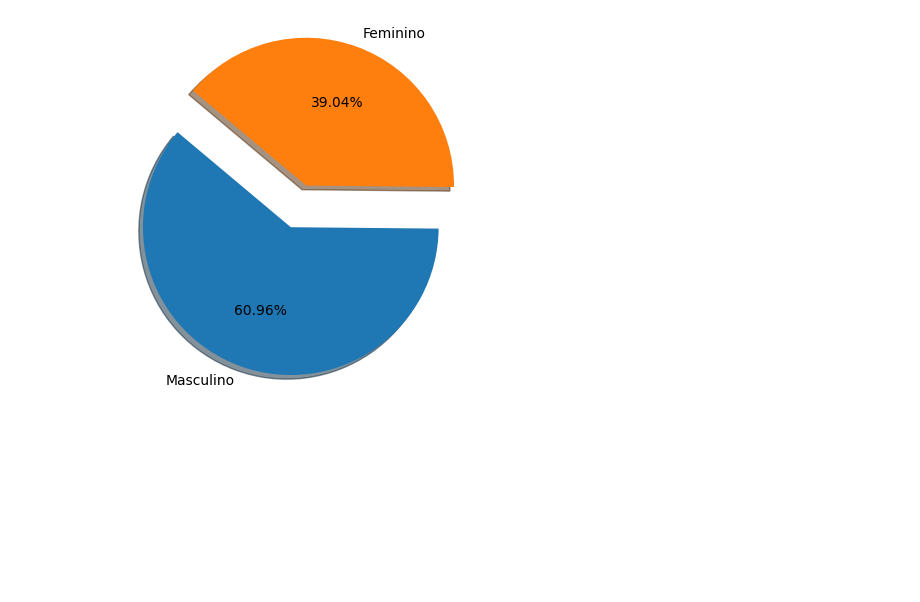
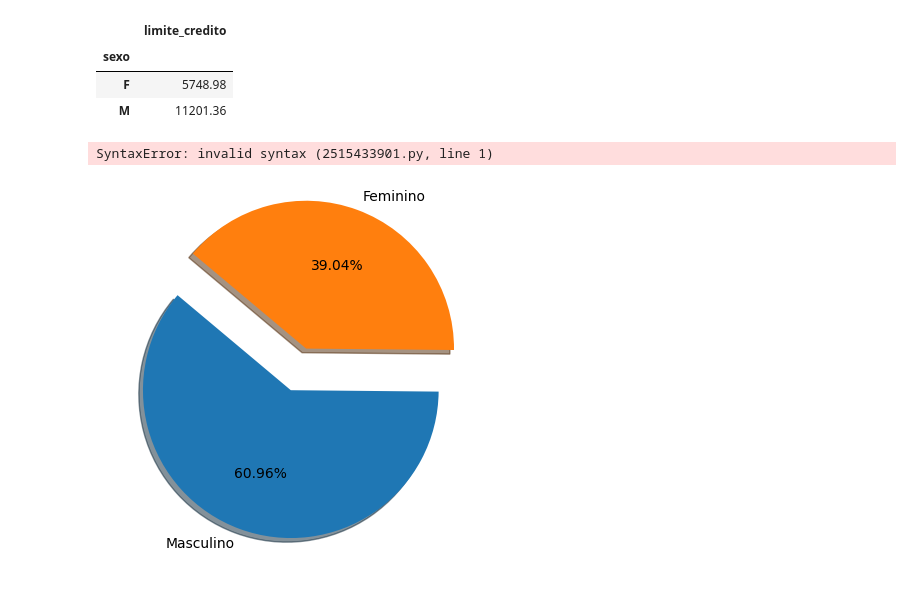
Before and after one commit to marceloaires7/EBAC-SQL, a Jupyter notebook: MODULO_08/ProjetoFinal-Credito.ipynb, the cells around one changed output. Drawn from its saved outputs; the diff is of its cells as text; code cells hidden in the pictures; blank space fills up the shorter version.

```diff
--- a/MODULO_08/ProjetoFinal-Credito.ipynb
+++ b/MODULO_08/ProjetoFinal-Credito.ipynb
@@ -4,6 +4,22 @@ import matplotlib.pyplot as plt
 import seaborn as sns
 # %%
 df = pd.read_csv('.\input\SQL_M8_support material_exercise_credit.csv',names=['idade', 'sexo', 'dependentes', 'escolaridade', 'estado_civil', 'salario_anual', 'tipo_cartao', 'qtd_produtos', 'iteracoes_12m', 'meses_inativo_12m', 'limite_credito', 'valor_transacoes_12m', 'qtd_transacoes_12m'])
+# %%
+df[['limite_credito', 'sexo']].groupby('sexo').mean().round(2)
+# %% [output]
+|  | limite_credito |
+| sexo |  |
+| F | 5748.98 |
+| M | 11201.36 |
+# %%
+ax = sns.barplot(data=df[['limite_credito', 'sexo']].map('sexo': {'F': 'Feminino', 'M': 'Masculino'}).groupby('sexo').mean().round(2), y='limite_credito', hue='sexo')
+
+for p in ax.patches:
+        ax.annotate(f'{int(p.get_height())}', (p.get_x() + p.get_width() / 2., p.get_height() - 100),
+                ha='center', va='baseline', fontsize=11, color='black', xytext=(0, 5),
+                textcoords='offset points', rotation=0)
+# %% [output]
+SyntaxError: invalid syntax (2515433901.py, line 1)
 # %%
 plt.pie(df.sexo.map({'F': 'Feminino', 'M': 'Masculino'}).value_counts(),
             explode=(0, 0.3),
```
Also changed, not shown: parts of 3 cells of this notebook, 1 other file.
